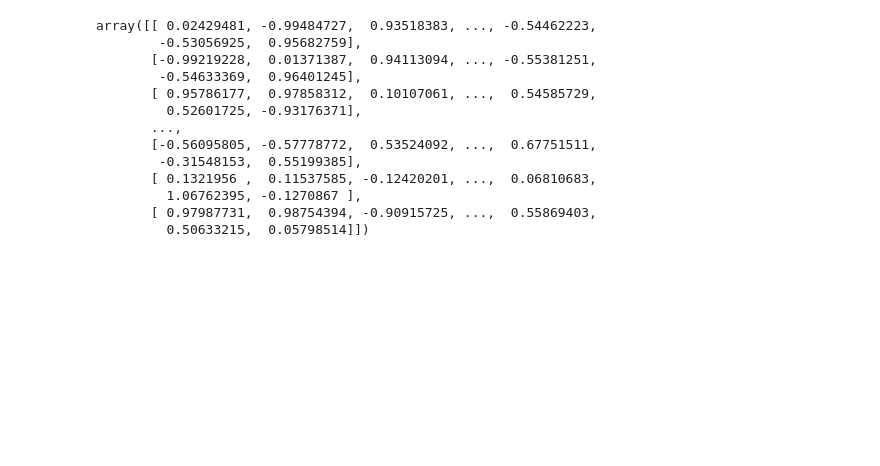
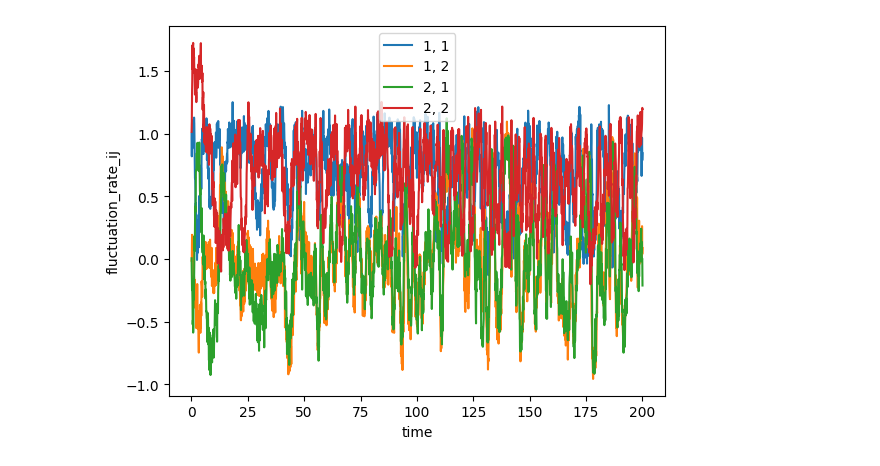
Before and after one commit to ComplexNSlab/StableLearningInBiologicalSNN, a Jupyter notebook: Pycharm Version/Main.ipynb, the cells around one changed output. Drawn from its saved outputs; the diff is of its cells as text; code cells hidden in the pictures; blank space fills up the shorter version.

```diff
--- a/Pycharm Version/Main.ipynb
+++ b/Pycharm Version/Main.ipynb
@@ -21,17 +7,2 @@ save_x = np.array(save_x)
 # %%
-for i in range(3):
-    for j in range(3):
-        plt.plot(time, save_w[:, i, j], label=str(i+1) + ',' + str(j+1))
-plt.title(mynetwork.homeostasis_state)
-plt.xlabel("time")
-plt.ylabel("W_ij")
-plt.legend()
-plt.show()
-
-for i in range(5):
-    plt.plot(time[:], save_x[:, i], label=str(i+1))
-plt.title(mynetwork.homeostasis_state)
-plt.xlabel("time")
-plt.ylabel("x_i")
-plt.legend()
-plt.show()
+my_network.run(t = 200, sampling_rate = 100)
@@ -41,5 +9,11 @@ plt.show()
 # %%
-plt.hist(mynetwork.fluctuation_rate.flatten(), bins = 50)
-plt.show()
-plt.hist(np.diagonal(mynetwork.fluctuation_rate), bins = 50)
-plt.show()
+import pandas as pd
+t = my_network.get_record('time')
+W = my_network.get_record('W')
+x_bar =  my_network.get_record('x_bar')
+x =  my_network.get_record('x')
+y =  my_network.get_record('y')
+phi =  my_network.get_record('_phi')
+phi_post =  my_network.get_record('_phi_post')
+phi_pre =  my_network.get_record('_phi_pre')
+fluctuation_rate =  my_network.get_record('_fluctuation_rate')
@@ -49,16 +20,12 @@ plt.show()
 # %%
-mynetwork.fluctuation_rate
+for i in range(2):
+    for j in range(2):
+        plt.plot(t, fluctuation_rate[:, i, j], label = str(i+1) + ', ' + str(j+1))
+
+
+plt.xlabel('time')
+plt.ylabel('fluctuation_rate_ij')
+plt.legend()
+plt.show()
 # %% [output]
-array([[ 0.02429481, -0.99484727,  0.93518383, ..., -0.54462223,
-        -0.53056925,  0.95682759],
-       [-0.99219228,  0.01371387,  0.94113094, ..., -0.55381251,
-        -0.54633369,  0.96401245],
-       [ 0.95786177,  0.97858312,  0.10107061, ...,  0.54585729,
-         0.52601725, -0.93176371],
-       ...,
-       [-0.56095805, -0.57778772,  0.53524092, ...,  0.67751511,
-        -0.31548153,  0.55199385],
-       [ 0.1321956 ,  0.11537585, -0.12420201, ...,  0.06810683,
-         1.06762395, -0.1270867 ],
-       [ 0.97987731,  0.98754394, -0.90915725, ...,  0.55869403,
-         0.50633215,  0.05798514]])
+[figure, added]
```
Also changed, not shown: parts of 8 cells of this notebook.
